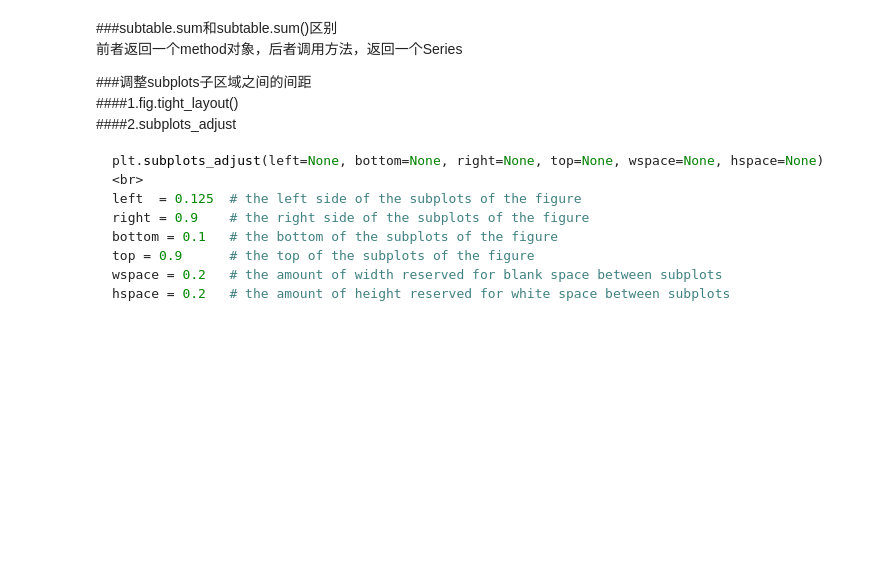
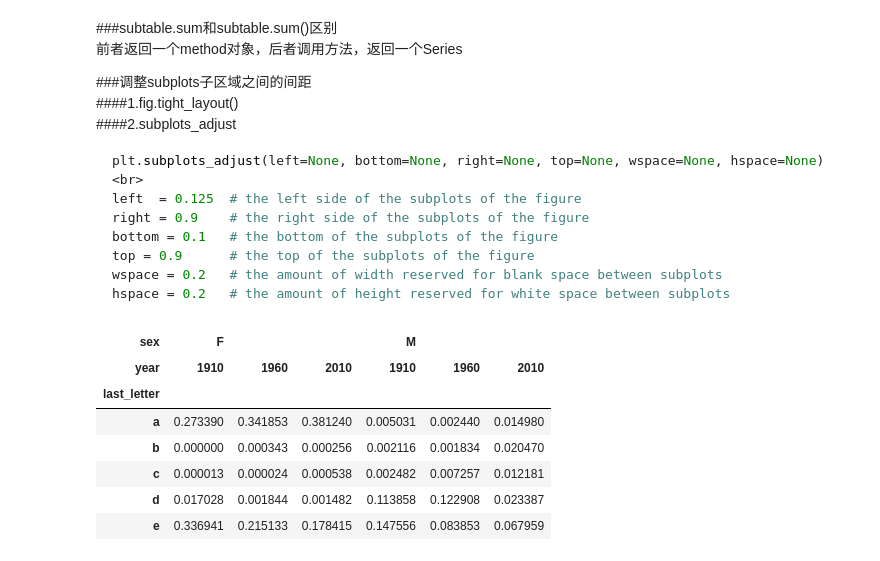
Before and after one commit to WarmingWang/reptiles_gh, a Jupyter notebook: Machine Learning/python for DA/ch02.ipynb, the cells around one changed output. Saved outputs shown, nothing was run; the diff lists cells and outputs as text; code cells hidden in the pictures; blank space fills up the shorter version.

````diff
--- a/Machine Learning/python for DA/ch02.ipynb
+++ b/Machine Learning/python for DA/ch02.ipynb
@@ -150,3 +150,15 @@ top = 0.9      # the top of the subplots of the figure
 wspace = 0.2   # the amount of width reserved for blank space between subplots
 hspace = 0.2   # the amount of height reserved for white space between subplots
 ```
+# %%
+letter_prop.head()
+dny_ts=letter_prop.ix
+# %% [output]
+| sex | F |  |  | M |  |  |
+| year | 1910 | 1960 | 2010 | 1910 | 1960 | 2010 |
+| last_letter |  |  |  |  |  |  |
+| a | 0.273390 | 0.341853 | 0.381240 | 0.005031 | 0.002440 | 0.014980 |
+| b | 0.000000 | 0.000343 | 0.000256 | 0.002116 | 0.001834 | 0.020470 |
+| c | 0.000013 | 0.000024 | 0.000538 | 0.002482 | 0.007257 | 0.012181 |
+| d | 0.017028 | 0.001844 | 0.001482 | 0.113858 | 0.122908 | 0.023387 |
+| e | 0.336941 | 0.215133 | 0.178415 | 0.147556 | 0.083853 | 0.067959 |
````
